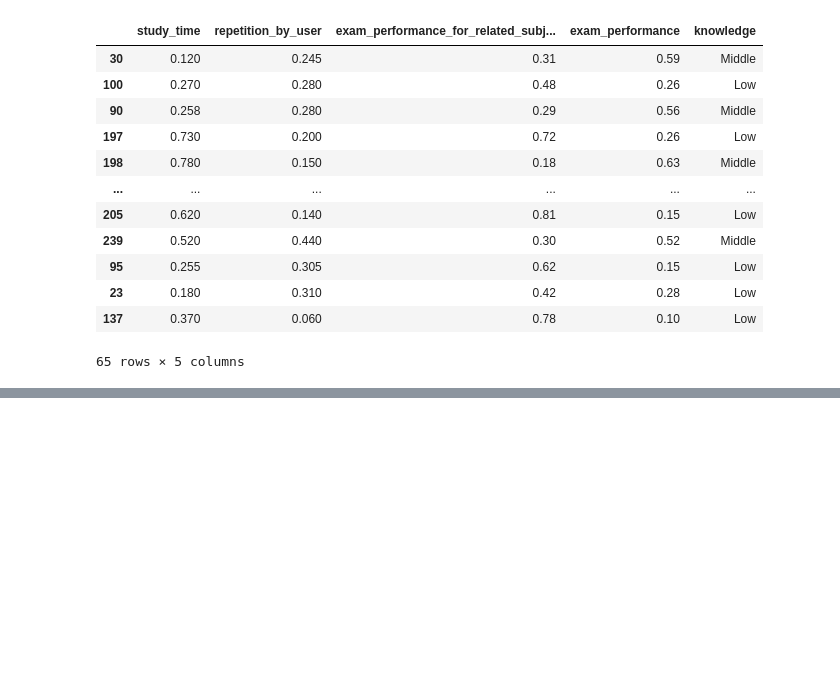
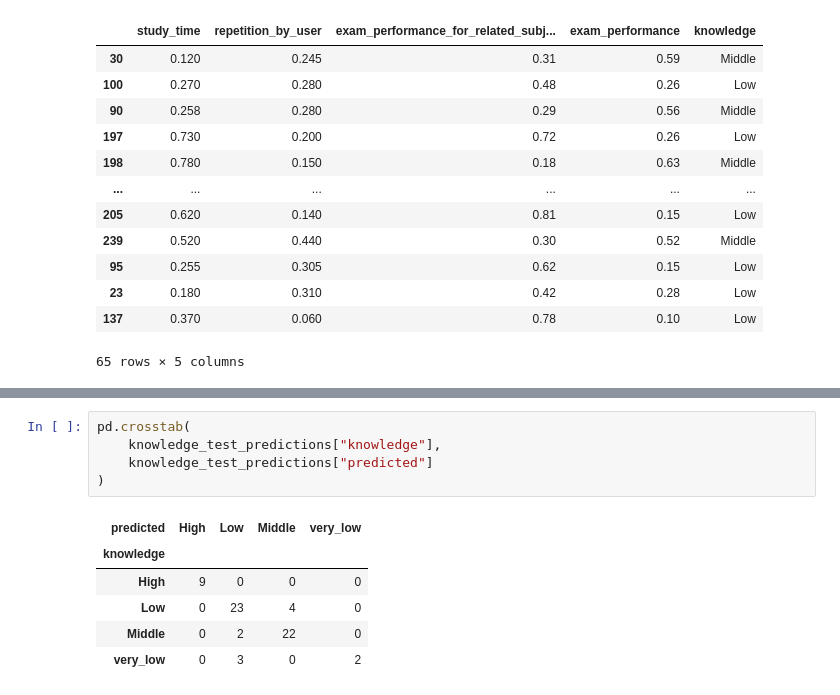
Before and after one commit to ryanrabinovitch/dsci-project-new, a Jupyter notebook: project-file.ipynb, the cells around one changed output, grey strips where cells are left out. Cells and saved outputs as stored; diff of their text form; blank space fills up the shorter version.

```diff
--- a/project-file.ipynb
+++ b/project-file.ipynb
@@ -253,0 +312,12 @@ knowledge_test
+# %%
+pd.crosstab(
+    knowledge_test_predictions["knowledge"],
+    knowledge_test_predictions["predicted"]
+)
+# %% [output]
+| predicted | High | Low | Middle | very_low |
+| knowledge |  |  |  |  |
+| High | 9 | 0 | 0 | 0 |
+| Low | 0 | 23 | 4 | 0 |
+| Middle | 0 | 2 | 22 | 0 |
+| very_low | 0 | 3 | 0 | 2 |
```
Also changed, not shown: parts of 5 cells of this notebook.
